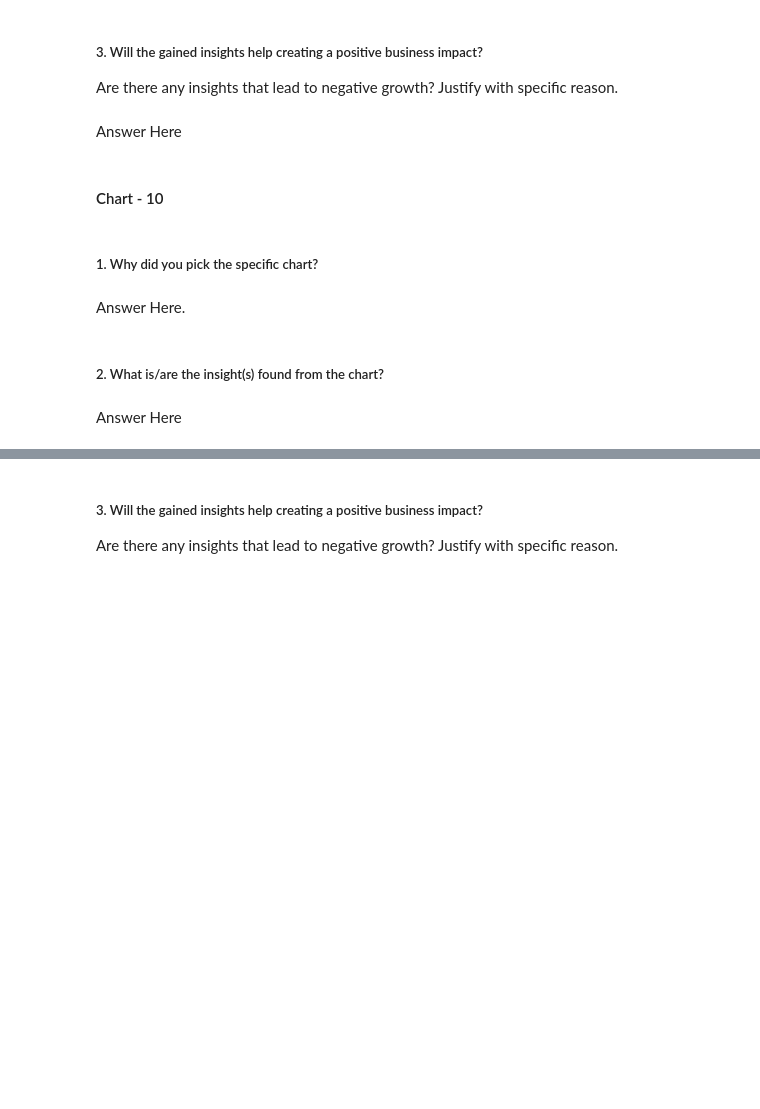
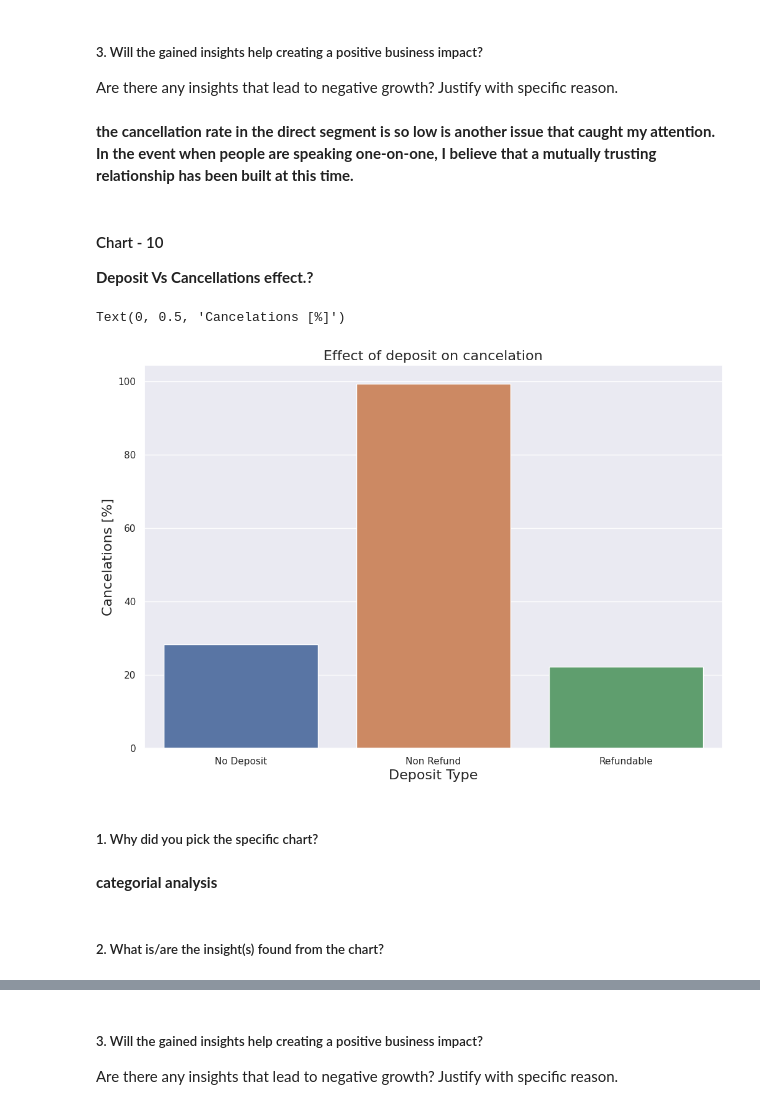
Before and after one commit to 24deepak/Hotel-Booking-System, a Jupyter notebook: Hotel Booking System....ipynb, the cells around one changed output, grey strips where cells are left out. Drawn from its saved outputs; the diff is of its cells as text; code cells hidden in the pictures; blank space fills up the shorter version.

```diff
--- a/Hotel Booking System....ipynb
+++ b/Hotel Booking System....ipynb
@@ -929,7 +942,8 @@ Answer Here
 # %% [markdown]
 ##### 3. Will the gained insights help creating a positive business impact?
 Are there any insights that lead to negative growth? Justify with specific reason.
-# %% [markdown]
-Answer Here
+# %% [markdown]
+**the cancellation rate in the direct segment is so low is another issue that caught my attention. In the event when people are speaking one-on-one, I believe that a mutually trusting relationship has been built at this time.**
 # %% [markdown]
 #### Chart - 10
+**Deposit Vs Cancellations effect.?**
@@ -938,8 +950,17 @@ Answer Here
+# %%
+# Chart - 10 visualization code
+deposit_df = hotel_df.groupby('deposit_type')['is_canceled'].describe()
+plt.figure(figsize=(12, 8))
+sns.barplot(x=deposit_df.index, y=deposit_df["mean"].values * 100)
+plt.title("Effect of deposit on cancelation", fontsize=16)
+plt.xlabel("Deposit Type", fontsize=16)
+plt.ylabel("Cancelations [%]", fontsize=16)
+# %% [output]
+Text(0, 0.5, 'Cancelations [%]')
+[figure, added]
 # %% [markdown]
 ##### 1. Why did you pick the specific chart?
-# %% [markdown]
-Answer Here.
+# %% [markdown]
+**categorial analysis**
 # %% [markdown]
 ##### 2. What is/are the insight(s) found from the chart?
-# %% [markdown]
-Answer Here
```
Also changed, not shown: parts of 53 cells of this notebook.
